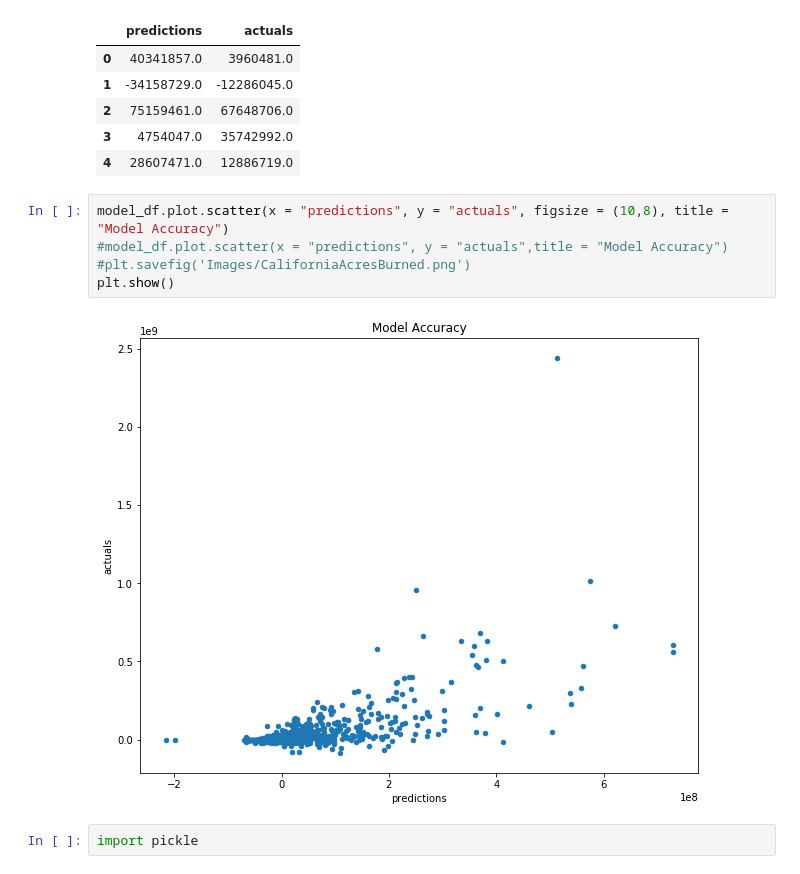
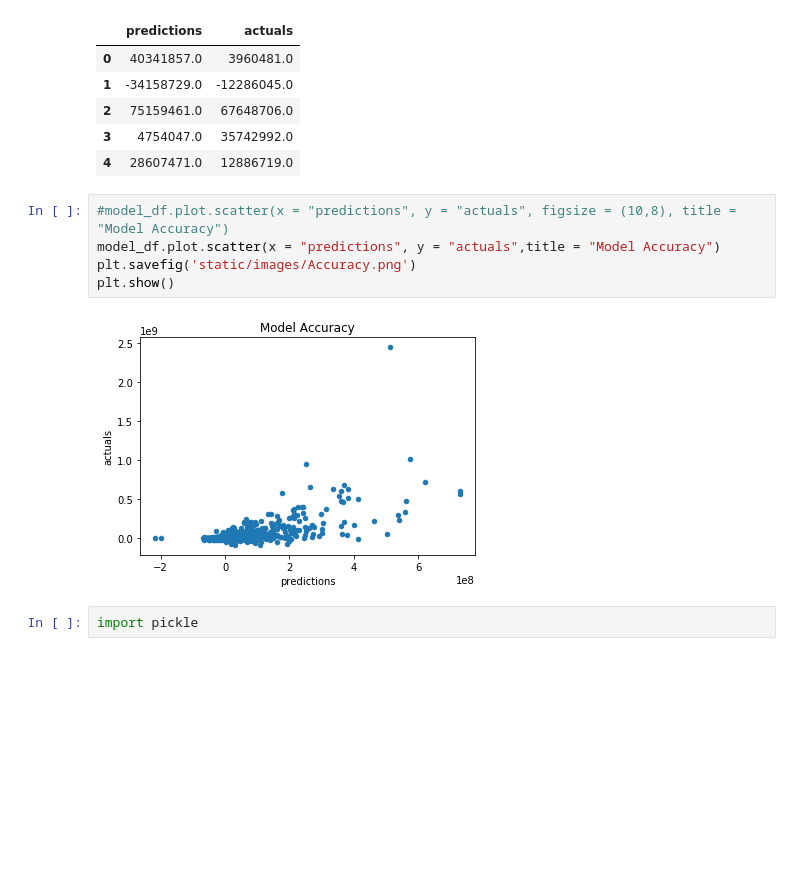
Before and after one commit to ashamabee/FinalProject, a Jupyter notebook: ETL_imdb.ipynb, the cells around one changed output. Drawn from its saved outputs; the diff is of its cells as text; blank space fills up the shorter version.

Commit message:
Accuracry graph

```diff
--- a/ETL_imdb.ipynb
+++ b/ETL_imdb.ipynb
@@ -250,12 +251,12 @@ model_df.head()
 | 3 | 4754047.0 | 35742992.0 |
 | 4 | 28607471.0 | 12886719.0 |
 # %%
-model_df.plot.scatter(x = "predictions", y = "actuals", figsize = (10,8), title = "Model Accuracy")
-#model_df.plot.scatter(x = "predictions", y = "actuals",title = "Model Accuracy")
-#plt.savefig('Images/CaliforniaAcresBurned.png')
+#model_df.plot.scatter(x = "predictions", y = "actuals", figsize = (10,8), title = "Model Accuracy")
+model_df.plot.scatter(x = "predictions", y = "actuals",title = "Model Accuracy")
+plt.savefig('static/images/Accuracy.png')
 plt.show()
 # %% [output]
-[figure, old version]
+[figure, new version]
 # %%
 import pickle
 # %%
```
Also changed, not shown: parts of 1 cell of this notebook, 2 other files.
